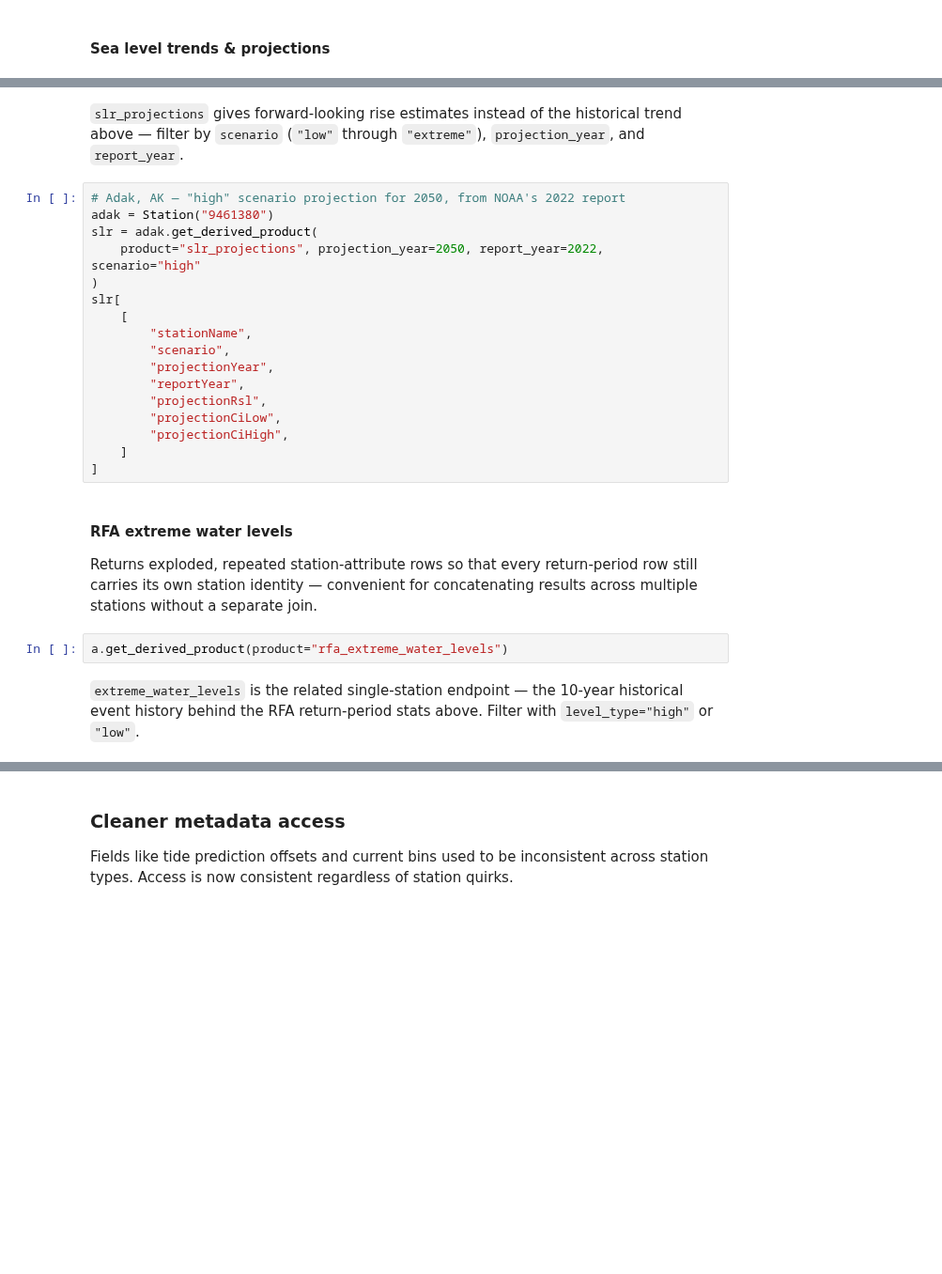
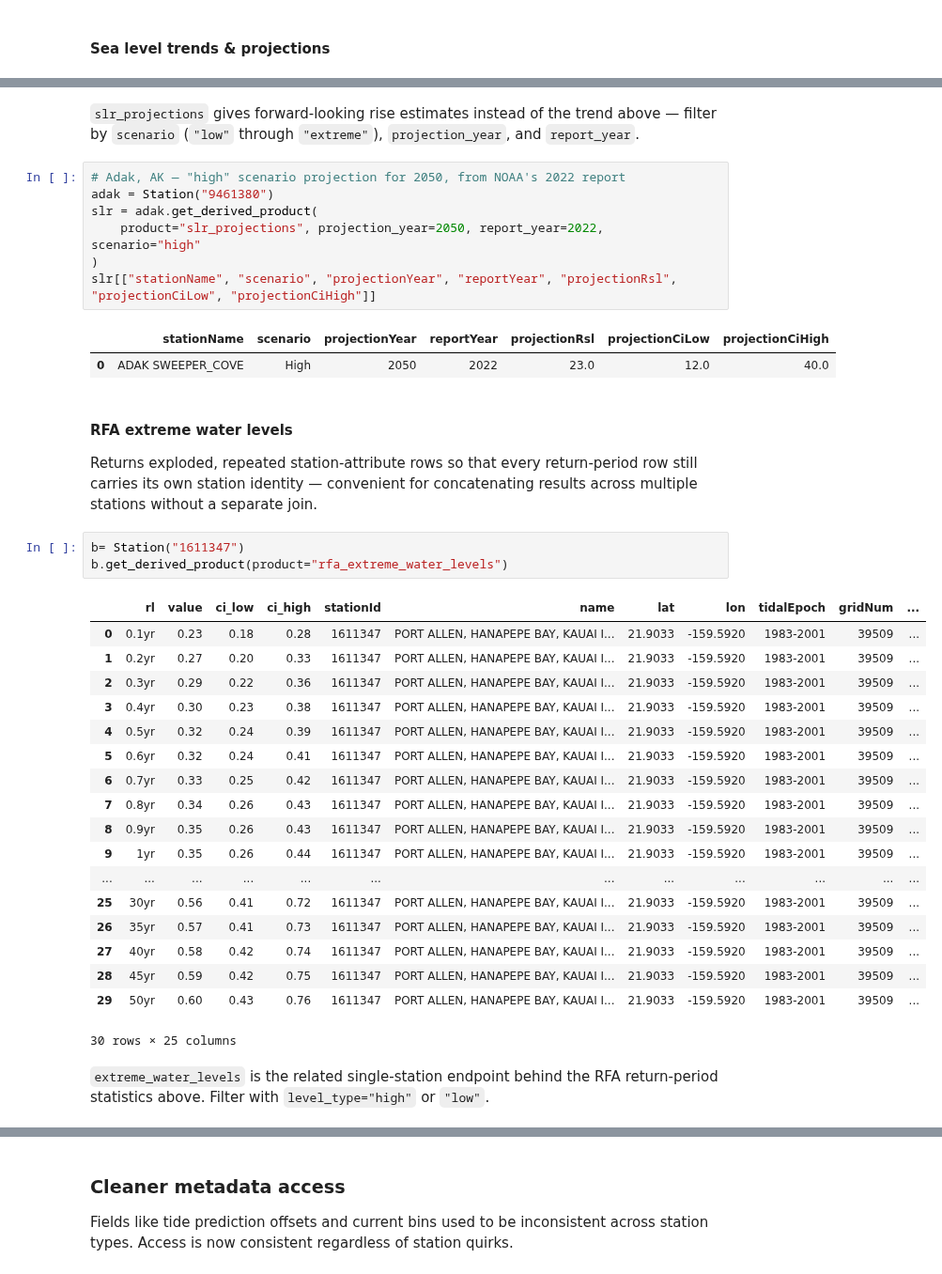
Before and after one commit to GClunies/noaa_coops, a Jupyter notebook: noaa_coops_new_features_tutorial.ipynb, the cells around one changed output, grey strips where cells are left out. Shown at 94% size. Cells and saved outputs as stored; diff of their text form; blank space fills up the shorter version.

```diff
--- a/noaa_coops_new_features_tutorial.ipynb
+++ b/noaa_coops_new_features_tutorial.ipynb
@@ -96,28 +162,42 @@ a.get_derived_product(product="sea_level_trends")
 # %% [markdown]
-`slr_projections` gives forward-looking rise estimates instead of the historical trend above — filter by `scenario` (`"low"` through `"extreme"`), `projection_year`, and `report_year`.
+`slr_projections` gives forward-looking rise estimates instead of the trend above — filter by `scenario` (`"low"` through `"extreme"`), `projection_year`, and `report_year`.
 # %%
 # Adak, AK — "high" scenario projection for 2050, from NOAA's 2022 report
 adak = Station("9461380")
 slr = adak.get_derived_product(
     product="slr_projections", projection_year=2050, report_year=2022, scenario="high"
 )
-slr[
-    [
-        "stationName",
-        "scenario",
-        "projectionYear",
-        "reportYear",
-        "projectionRsl",
-        "projectionCiLow",
-        "projectionCiHigh",
-    ]
-]
+slr[["stationName", "scenario", "projectionYear", "reportYear", "projectionRsl", "projectionCiLow", "projectionCiHigh"]]
+# %% [output]
+|  | stationName | scenario | projectionYear | reportYear | projectionRsl | projectionCiLow | projectionCiHigh |
+| 0 | ADAK SWEEPER_COVE | High | 2050 | 2022 | 23.0 | 12.0 | 40.0 |
 # %% [markdown]
 #### RFA extreme water levels
 
 Returns exploded, repeated station-attribute rows so that every return-period row still carries its own station identity — convenient for concatenating results across multiple stations without a separate join.
 # %%
-a.get_derived_product(product="rfa_extreme_water_levels")
+b= Station("1611347")
+b.get_derived_product(product="rfa_extreme_water_levels")
+# %% [output]
+|  | rl | value | ci_low | ci_high | stationId | name | lat | lon | tidalEpoch | gridNum | ... |
+| 0 | 0.1yr | 0.23 | 0.18 | 0.28 | 1611347 | PORT ALLEN, HANAPEPE BAY, KAUAI I... | 21.9033 | -159.5920 | 1983-2001 | 39509 | ... |
+| 1 | 0.2yr | 0.27 | 0.20 | 0.33 | 1611347 | PORT ALLEN, HANAPEPE BAY, KAUAI I... | 21.9033 | -159.5920 | 1983-2001 | 39509 | ... |
+| 2 | 0.3yr | 0.29 | 0.22 | 0.36 | 1611347 | PORT ALLEN, HANAPEPE BAY, KAUAI I... | 21.9033 | -159.5920 | 1983-2001 | 39509 | ... |
+| 3 | 0.4yr | 0.30 | 0.23 | 0.38 | 1611347 | PORT ALLEN, HANAPEPE BAY, KAUAI I... | 21.9033 | -159.5920 | 1983-2001 | 39509 | ... |
+| 4 | 0.5yr | 0.32 | 0.24 | 0.39 | 1611347 | PORT ALLEN, HANAPEPE BAY, KAUAI I... | 21.9033 | -159.5920 | 1983-2001 | 39509 | ... |
+| 5 | 0.6yr | 0.32 | 0.24 | 0.41 | 1611347 | PORT ALLEN, HANAPEPE BAY, KAUAI I... | 21.9033 | -159.5920 | 1983-2001 | 39509 | ... |
+| 6 | 0.7yr | 0.33 | 0.25 | 0.42 | 1611347 | PORT ALLEN, HANAPEPE BAY, KAUAI I... | 21.9033 | -159.5920 | 1983-2001 | 39509 | ... |
+| 7 | 0.8yr | 0.34 | 0.26 | 0.43 | 1611347 | PORT ALLEN, HANAPEPE BAY, KAUAI I... | 21.9033 | -159.5920 | 1983-2001 | 39509 | ... |
+| 8 | 0.9yr | 0.35 | 0.26 | 0.43 | 1611347 | PORT ALLEN, HANAPEPE BAY, KAUAI I... | 21.9033 | -159.5920 | 1983-2001 | 39509 | ... |
+| 9 | 1yr | 0.35 | 0.26 | 0.44 | 1611347 | PORT ALLEN, HANAPEPE BAY, KAUAI I... | 21.9033 | -159.5920 | 1983-2001 | 39509 | ... |
+| ... | ... | ... | ... | ... | ... | ... | ... | ... | ... | ... | ... |
+| 25 | 30yr | 0.56 | 0.41 | 0.72 | 1611347 | PORT ALLEN, HANAPEPE BAY, KAUAI I... | 21.9033 | -159.5920 | 1983-2001 | 39509 | ... |
+| 26 | 35yr | 0.57 | 0.41 | 0.73 | 1611347 | PORT ALLEN, HANAPEPE BAY, KAUAI I... | 21.9033 | -159.5920 | 1983-2001 | 39509 | ... |
+| 27 | 40yr | 0.58 | 0.42 | 0.74 | 1611347 | PORT ALLEN, HANAPEPE BAY, KAUAI I... | 21.9033 | -159.5920 | 1983-2001 | 39509 | ... |
+| 28 | 45yr | 0.59 | 0.42 | 0.75 | 1611347 | PORT ALLEN, HANAPEPE BAY, KAUAI I... | 21.9033 | -159.5920 | 1983-2001 | 39509 | ... |
+| 29 | 50yr | 0.60 | 0.43 | 0.76 | 1611347 | PORT ALLEN, HANAPEPE BAY, KAUAI I... | 21.9033 | -159.5920 | 1983-2001 | 39509 | ... |
+30 rows × 25 columns
 # %% [markdown]
-`extreme_water_levels` is the related single-station endpoint — the 10-year historical event history behind the RFA return-period stats above. Filter with `level_type="high"` or `"low"`.
+`extreme_water_levels` is the related single-station endpoint behind the RFA return-period
+statistics above. Filter with `level_type="high"` or `"low"`.
 # %%
```
Also changed, not shown: parts of 18 cells of this notebook.
